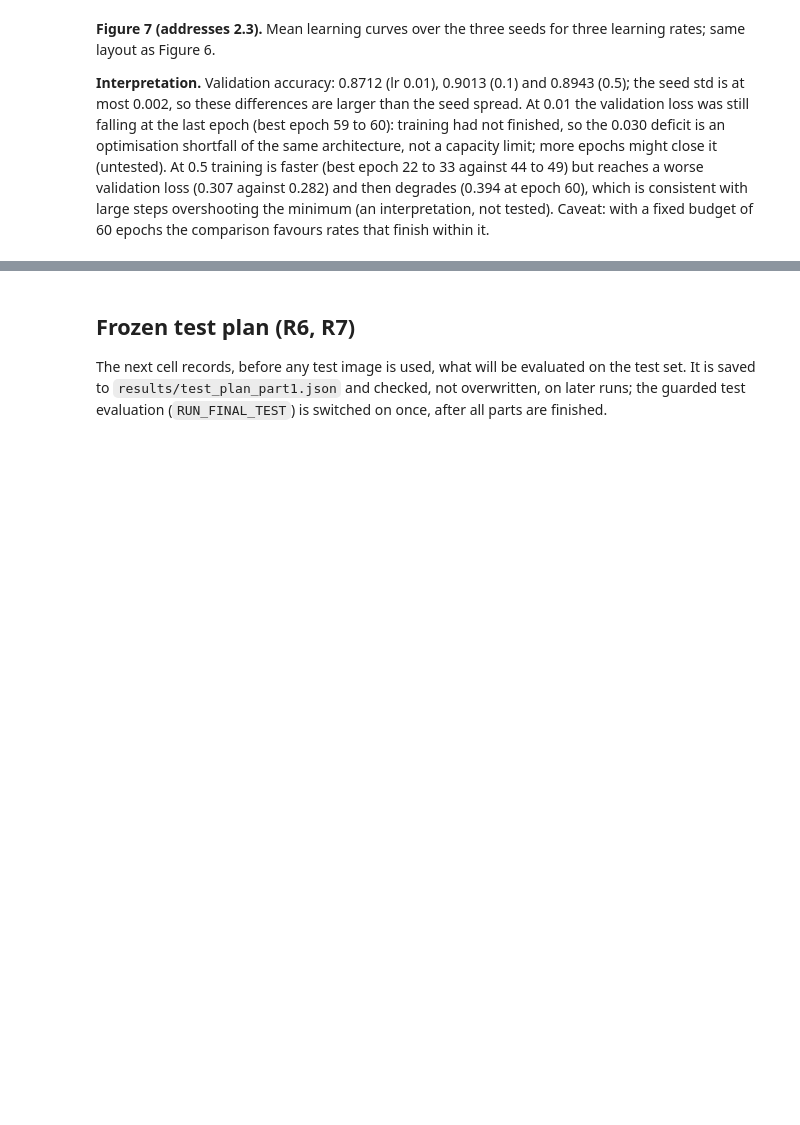
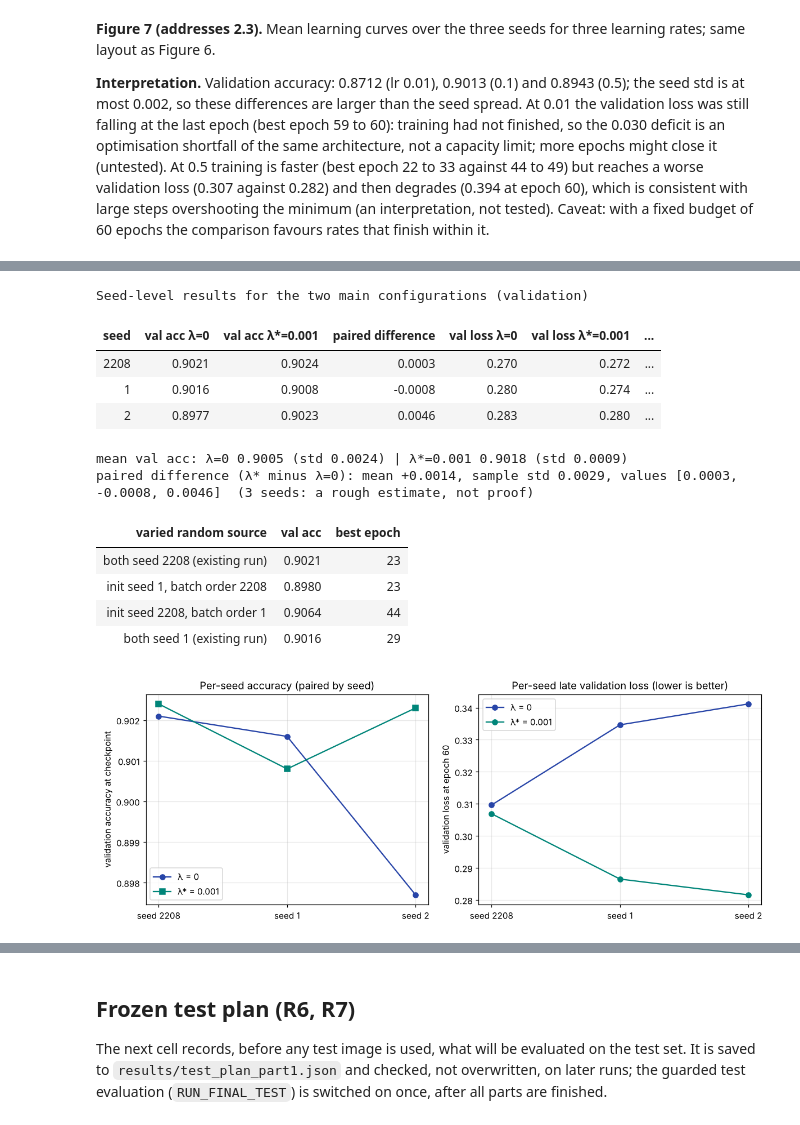
Before and after one commit to gulcinomercik/ecs708-fashion-mnist, a Jupyter notebook: ecs708_fashion_mnist.ipynb, the cells around one changed output, grey strips where cells are left out. Drawn from its saved outputs; the diff is of its cells as text; code cells hidden in the pictures; blank space fills up the shorter version.

```diff
--- a/ecs708_fashion_mnist.ipynb
+++ b/ecs708_fashion_mnist.ipynb
@@ -857,0 +916,18 @@ Optimisation: every value per seed, with mean and sample std (checkpoint = lowes
+# %%
+# ---------------- 3.1 two strategies and their combination: weight decay x early stopping (same runs, no extra training) -----------------
+def strat_row(label, names_cfg, final):
+    runs = CFG[names_cfg]; pick = [r["hist"].iloc[-1] if final else r["hist"].iloc[r["best_epoch"] - 1] for r in runs]
+    va = np.array([p.val_acc for p in pick]); ta = np.array([p.train_acc for p in pick])
+    return {"strategy": label, "val acc seeds 2208/1/2": " / ".join(f"{v:.4f}" for v in va), "val acc mean": va.mean(), "val acc std": va.std(ddof=1),
+            "val loss (mean)": np.mean([p.val_loss for p in pick]), "train-val acc gap": (ta - va).mean(), "stopping epoch (seeds)": "60/60/60" if final else "/".join(str(r["best_epoch"]) for r in runs)}
+strat = pd.DataFrame([strat_row("none: stop at epoch 60", "wd 0 (reference)", True), strat_row("early stopping only (lowest val loss)", "wd 0 (reference)", False),
+                      strat_row(f"weight decay λ*={LAM_STAR:g}: stop at epoch 60", WD_STAR, True), strat_row(f"weight decay λ*={LAM_STAR:g} + early stopping", WD_STAR, False)])
+strat.to_csv(RES3 / "summary_strategies.csv", index=False)
+print("Strategy comparison on the 256-128 network (validation; same runs as the sweep). Early stopping uses the validation loss to pick the epoch (allowed by R1).")
+display(strat.style.format({"val acc mean": "{:.4f}", "val acc std": "{:.4f}", "val loss (mean)": "{:.3f}", "train-val acc gap": "{:.4f}"}).hide(axis="index"))
+ref128 = summarise(["baseline 128"], "configuration").iloc[0]
+print(f"Reference from Part 2 (validation-selected architecture): baseline 128 gives val acc {ref128['val acc mean']:.4f} (std {ref128['val acc std']:.4f}) and val loss {ref128['val loss at best (mean)']:.3f} at its best epoch.")
+for i, r in strat.iterrows():
+    log_experiment(id=f"P3-STRAT-{i+1}", part_task="3.1", question="How do weight decay and early stopping combine?", hypothesis="Each reduces the gap; early stopping mainly removes the late rise in validation loss.",
+        changed_variable="weight decay on/off x early stopping on/off", fixed_conditions="256-128 MLP, lr 0.1, batch 128, 60 epochs, same data and seeds", split="fit train 50k; validate 10k", seed="2208/1/2",
+        configuration=r["strategy"], metric="validation accuracy (mean, sample std)", result=f"{r['val acc mean']:.4f} (std {r['val acc std']:.4f})", output_path="results/part3/summary_strategies.csv", notes="")
@@ -857,0 +948,46 @@ Optimisation: every value per seed, with mean and sample std (checkpoint = lowes
+# %%
+# ---------------- 3.2 seed-level comparison of the two main configurations, and the effect of each random source -----------------
+A, B = CFG["wd 0 (reference)"], CFG[WD_STAR]
+def at_best(r): return r["hist"].iloc[r["best_epoch"] - 1]
+seed_tab = pd.DataFrame([{"seed": a["seed"], "val acc λ=0": at_best(a).val_acc, f"val acc λ*={LAM_STAR:g}": at_best(b).val_acc, "paired difference": at_best(b).val_acc - at_best(a).val_acc,
+                          "val loss λ=0": at_best(a).val_loss, f"val loss λ*={LAM_STAR:g}": at_best(b).val_loss, "val loss at epoch 60, λ=0": a["hist"].val_loss.iloc[-1], "val loss at epoch 60, λ*": b["hist"].val_loss.iloc[-1],
+                          "best epoch λ=0": a["best_epoch"], "best epoch λ*": b["best_epoch"]} for a, b in zip(A, B)])
+seed_tab.to_csv(RES3 / "seed_level_main_configs.csv", index=False)
+d = seed_tab["paired difference"].to_numpy()
+print("Seed-level results for the two main configurations (validation)")
+display(seed_tab.style.format({c: "{:.4f}" for c in seed_tab.columns if c.startswith(("val", "paired")) and "epoch" not in c} | {"val loss at epoch 60, λ=0": "{:.3f}", "val loss at epoch 60, λ*": "{:.3f}", "val loss λ=0": "{:.3f}", f"val loss λ*={LAM_STAR:g}": "{:.3f}"}).hide(axis="index"))
+print(f"mean val acc: λ=0 {seed_tab['val acc λ=0'].mean():.4f} (std {seed_tab['val acc λ=0'].std(ddof=1):.4f}) | λ*={LAM_STAR:g} {seed_tab[f'val acc λ*={LAM_STAR:g}'].mean():.4f} (std {seed_tab[f'val acc λ*={LAM_STAR:g}'].std(ddof=1):.4f})")
+print(f"paired difference (λ* minus λ=0): mean {d.mean():+.4f}, sample std {d.std(ddof=1):.4f}, values {np.round(d, 4).tolist()}  (3 seeds: a rough estimate, not proof)")
+
+# one random source at a time on the reference network: (init seed, batch-order seed)
+src = [("both seed 2208 (existing run)", at_best(A[0]).val_acc, A[0]["best_epoch"])]
+for lab, (si, so) in {"init seed 1, batch order 2208": (1, SEED), "init seed 2208, batch order 1": (SEED, 1)}.items():
+    r = train_mlp(LARGE, BASE_LR, si, order_seed=so); TIMES.append({"what": f"train MLP large, {lab}", "seconds": r["seconds"]}); src.append((lab, at_best(r).val_acc, r["best_epoch"]))
+src.append(("both seed 1 (existing run)", at_best(A[1]).val_acc, A[1]["best_epoch"]))
+srctab = pd.DataFrame(src, columns=["varied random source", "val acc", "best epoch"]); srctab.to_csv(RES3 / "random_sources.csv", index=False)
+display(srctab.style.format({"val acc": "{:.4f}"}).hide(axis="index"))
+for _, r in seed_tab.iterrows():
+    log_experiment(id=f"P3-SEED-{int(r['seed'])}", part_task="3.2", question="Is the weight-decay effect larger than the seed spread?", hypothesis="The paired difference is small relative to seed noise for accuracy.",
+        changed_variable="seed (paired for both configs)", fixed_conditions="256-128 MLP, lr 0.1, batch 128, 60 epochs, lambda 0 vs lambda*", split="fit train 50k; validate 10k", seed=int(r["seed"]),
+        configuration=f"lambda 0 vs {LAM_STAR:g}", metric="paired difference in validation accuracy", result=f"{r['paired difference']:+.4f}", output_path="results/part3/seed_level_main_configs.csv", notes="")
+
+fig, ax = plt.subplots(1, 2, figsize=(11, 4.2)); xs = np.arange(len(SEEDS))
+ax[0].plot(xs, seed_tab["val acc λ=0"], "o-", color="#2845A8", label="λ = 0"); ax[0].plot(xs, seed_tab[f"val acc λ*={LAM_STAR:g}"], "s-", color="#008579", label=f"λ* = {LAM_STAR:g}")
+ax[0].set_xticks(xs, [f"seed {s}" for s in SEEDS]); ax[0].set_ylabel("validation accuracy at checkpoint"); ax[0].set_title("Per-seed accuracy (paired by seed)"); ax[0].legend(); ax[0].grid(alpha=.3)
+for lab, col, c in [("λ = 0", "val loss at epoch 60, λ=0", "#2845A8"), (f"λ* = {LAM_STAR:g}", "val loss at epoch 60, λ*", "#008579")]: ax[1].plot(xs, seed_tab[col], "o-", color=c, label=lab)
+ax[1].set_xticks(xs, [f"seed {s}" for s in SEEDS]); ax[1].set_ylabel("validation loss at epoch 60"); ax[1].set_title("Per-seed late validation loss (lower is better)"); ax[1].legend(); ax[1].grid(alpha=.3)
+fig.tight_layout(); save_fig(fig, "fig9_seed_level_main_configs", "3.2", "Seed-level comparison of the two main configurations: validation accuracy at the checkpoint and validation loss at epoch 60, per seed."); plt.show()
+# %% [output]
+Seed-level results for the two main configurations (validation)
+| seed | val acc λ=0 | val acc λ*=0.001 | paired difference | val loss λ=0 | val loss λ*=0.001 | ... |
+| 2208 | 0.9021 | 0.9024 | 0.0003 | 0.270 | 0.272 | ... |
+| 1 | 0.9016 | 0.9008 | -0.0008 | 0.280 | 0.274 | ... |
+| 2 | 0.8977 | 0.9023 | 0.0046 | 0.283 | 0.280 | ... |
+mean val acc: λ=0 0.9005 (std 0.0024) | λ*=0.001 0.9018 (std 0.0009)
+paired difference (λ* minus λ=0): mean +0.0014, sample std 0.0029, values [0.0003, -0.0008, 0.0046]  (3 seeds: a rough estimate, not proof)
+| varied random source | val acc | best epoch |
+| both seed 2208 (existing run) | 0.9021 | 23 |
+| init seed 1, batch order 2208 | 0.8980 | 23 |
+| init seed 2208, batch order 1 | 0.9064 | 44 |
+| both seed 1 (existing run) | 0.9016 | 29 |
+[figure, added]
```
Also changed, not shown: parts of 27 cells of this notebook, 26 other files.
